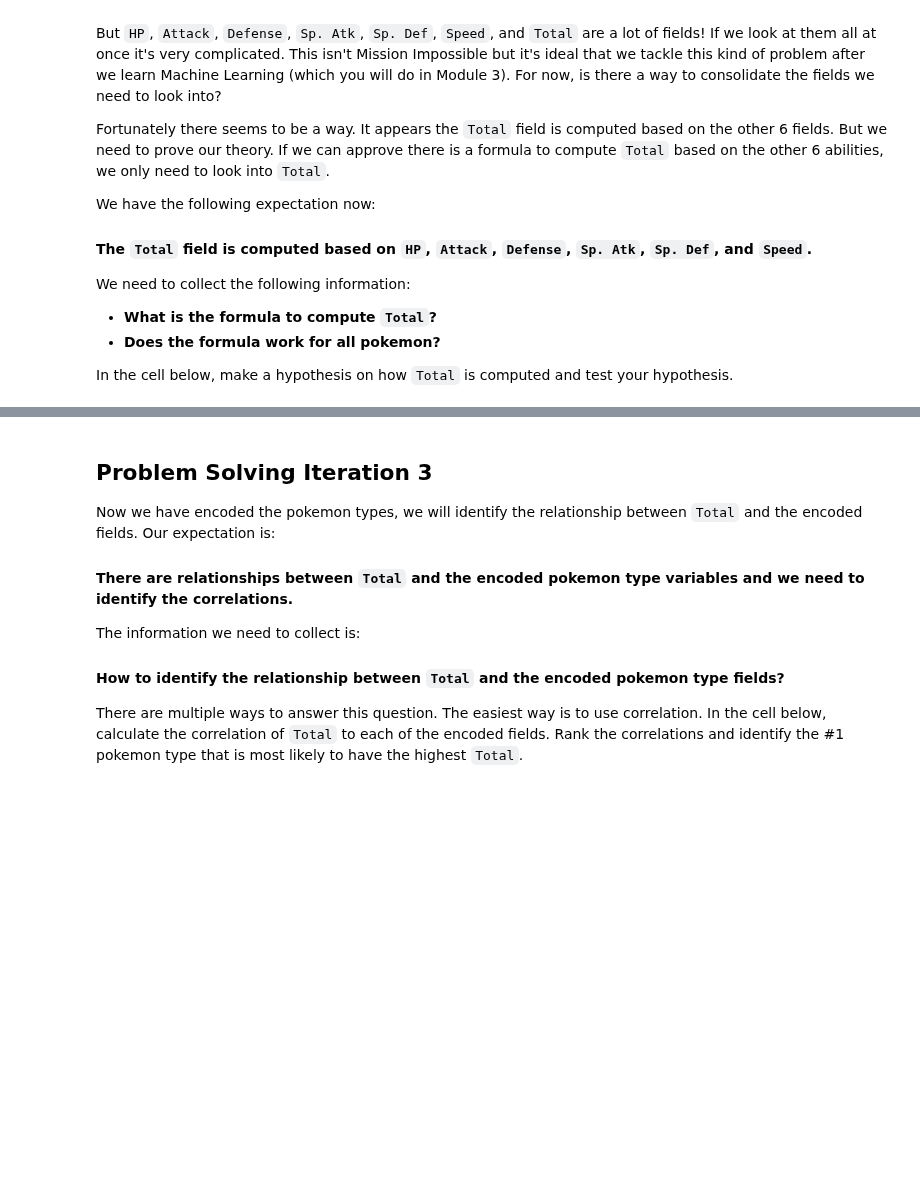
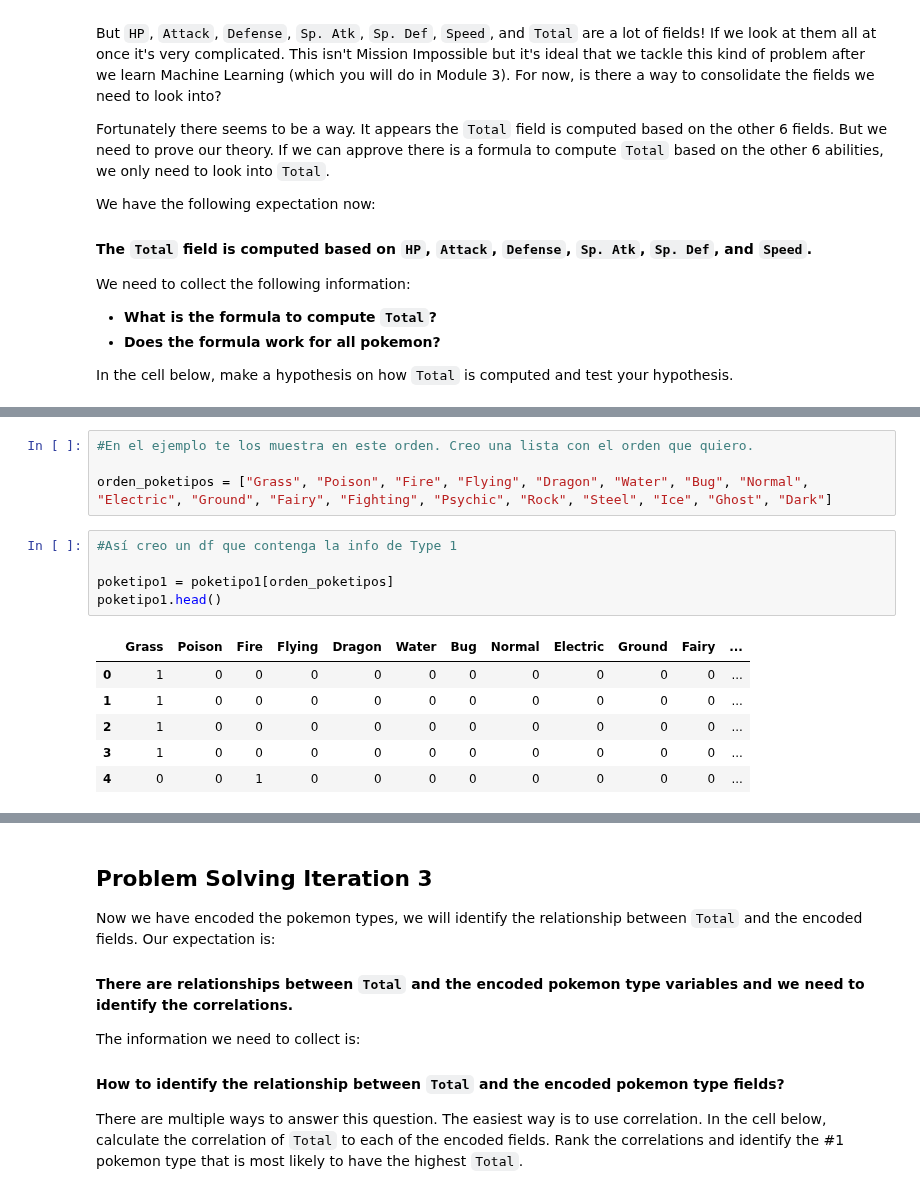
Before and after one commit to Ironhack-Data-Madrid-Octubre-2023/2.3-lab_df_calculation_and_transformation, a Jupyter notebook: your-code/challenge-2.ipynb, the cells around one changed output, grey strips where cells are left out. Cells and saved outputs as stored; diff of their text form; blank space fills up the shorter version.

```diff
--- a/your-code/challenge-2.ipynb
+++ b/your-code/challenge-2.ipynb
@@ -76,0 +161,16 @@ The new numerical variables you create should look like below:
+# %%
+#En el ejemplo te los muestra en este orden. Creo una lista con el orden que quiero.
+
+orden_poketipos = ["Grass", "Poison", "Fire", "Flying", "Dragon", "Water", "Bug", "Normal", "Electric", "Ground", "Fairy", "Fighting", "Psychic", "Rock", "Steel", "Ice", "Ghost", "Dark"]
+# %%
+#Así creo un df que contenga la info de Type 1
+
+poketipo1 = poketipo1[orden_poketipos]
+poketipo1.head()
+# %% [output]
+|  | Grass | Poison | Fire | Flying | Dragon | Water | Bug | Normal | Electric | Ground | Fairy | ... |
+| 0 | 1 | 0 | 0 | 0 | 0 | 0 | 0 | 0 | 0 | 0 | 0 | ... |
+| 1 | 1 | 0 | 0 | 0 | 0 | 0 | 0 | 0 | 0 | 0 | 0 | ... |
+| 2 | 1 | 0 | 0 | 0 | 0 | 0 | 0 | 0 | 0 | 0 | 0 | ... |
+| 3 | 1 | 0 | 0 | 0 | 0 | 0 | 0 | 0 | 0 | 0 | 0 | ... |
+| 4 | 0 | 0 | 1 | 0 | 0 | 0 | 0 | 0 | 0 | 0 | 0 | ... |
```
Also changed, not shown: parts of 17 cells of this notebook.
